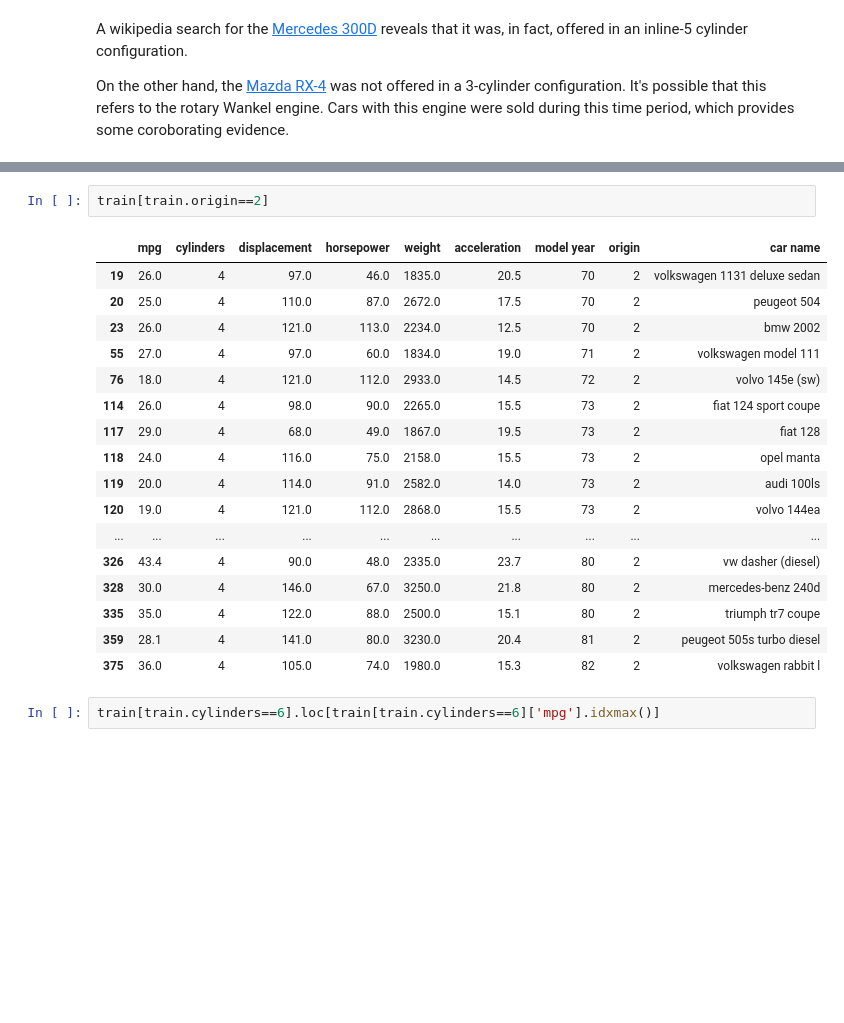
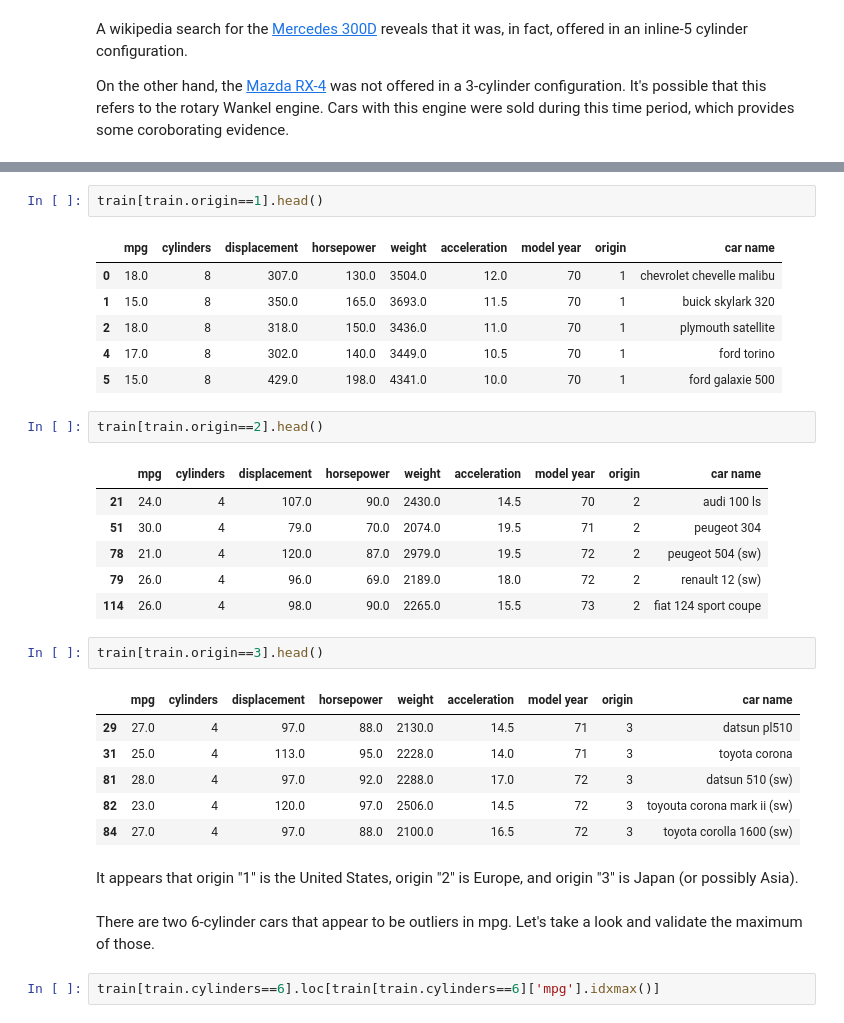
Before and after one commit to piovere/nucnotes, a Jupyter notebook: cosc528/Projects/Project01/Project 01.ipynb, the cells around one changed output, grey strips where cells are left out. Drawn from its saved outputs; the diff is of its cells as text; blank space fills up the shorter version.

Commit message:
more outlier detection and analysis

```diff
--- a/cosc528/Projects/Project01/Project 01.ipynb
+++ b/cosc528/Projects/Project01/Project 01.ipynb
@@ -158,23 +185,34 @@ sns.heatmap(train_continuous.corr(), vmin=-1, vmax=1, center=0, annot=True, cmap
+# %%
+train[train.origin==1].head()
+# %% [output]
+|  | mpg | cylinders | displacement | horsepower | weight | acceleration | model year | origin | car name |
+| 0 | 18.0 | 8 | 307.0 | 130.0 | 3504.0 | 12.0 | 70 | 1 | chevrolet chevelle malibu |
+| 1 | 15.0 | 8 | 350.0 | 165.0 | 3693.0 | 11.5 | 70 | 1 | buick skylark 320 |
+| 2 | 18.0 | 8 | 318.0 | 150.0 | 3436.0 | 11.0 | 70 | 1 | plymouth satellite |
+| 4 | 17.0 | 8 | 302.0 | 140.0 | 3449.0 | 10.5 | 70 | 1 | ford torino |
+| 5 | 15.0 | 8 | 429.0 | 198.0 | 4341.0 | 10.0 | 70 | 1 | ford galaxie 500 |
 # %%
-train[train.origin==2]
+train[train.origin==2].head()
 # %% [output]
 |  | mpg | cylinders | displacement | horsepower | weight | acceleration | model year | origin | car name |
-| 19 | 26.0 | 4 | 97.0 | 46.0 | 1835.0 | 20.5 | 70 | 2 | volkswagen 1131 deluxe sedan |
-| 20 | 25.0 | 4 | 110.0 | 87.0 | 2672.0 | 17.5 | 70 | 2 | peugeot 504 |
-| 23 | 26.0 | 4 | 121.0 | 113.0 | 2234.0 | 12.5 | 70 | 2 | bmw 2002 |
-| 55 | 27.0 | 4 | 97.0 | 60.0 | 1834.0 | 19.0 | 71 | 2 | volkswagen model 111 |
-| 76 | 18.0 | 4 | 121.0 | 112.0 | 2933.0 | 14.5 | 72 | 2 | volvo 145e (sw) |
+| 21 | 24.0 | 4 | 107.0 | 90.0 | 2430.0 | 14.5 | 70 | 2 | audi 100 ls |
+| 51 | 30.0 | 4 | 79.0 | 70.0 | 2074.0 | 19.5 | 71 | 2 | peugeot 304 |
+| 78 | 21.0 | 4 | 120.0 | 87.0 | 2979.0 | 19.5 | 72 | 2 | peugeot 504 (sw) |
+| 79 | 26.0 | 4 | 96.0 | 69.0 | 2189.0 | 18.0 | 72 | 2 | renault 12 (sw) |
 | 114 | 26.0 | 4 | 98.0 | 90.0 | 2265.0 | 15.5 | 73 | 2 | fiat 124 sport coupe |
-| 117 | 29.0 | 4 | 68.0 | 49.0 | 1867.0 | 19.5 | 73 | 2 | fiat 128 |
-| 118 | 24.0 | 4 | 116.0 | 75.0 | 2158.0 | 15.5 | 73 | 2 | opel manta |
-| 119 | 20.0 | 4 | 114.0 | 91.0 | 2582.0 | 14.0 | 73 | 2 | audi 100ls |
-| 120 | 19.0 | 4 | 121.0 | 112.0 | 2868.0 | 15.5 | 73 | 2 | volvo 144ea |
-| ... | ... | ... | ... | ... | ... | ... | ... | ... | ... |
-| 326 | 43.4 | 4 | 90.0 | 48.0 | 2335.0 | 23.7 | 80 | 2 | vw dasher (diesel) |
-| 328 | 30.0 | 4 | 146.0 | 67.0 | 3250.0 | 21.8 | 80 | 2 | mercedes-benz 240d |
-| 335 | 35.0 | 4 | 122.0 | 88.0 | 2500.0 | 15.1 | 80 | 2 | triumph tr7 coupe |
-| 359 | 28.1 | 4 | 141.0 | 80.0 | 3230.0 | 20.4 | 81 | 2 | peugeot 505s turbo diesel |
-| 375 | 36.0 | 4 | 105.0 | 74.0 | 1980.0 | 15.3 | 82 | 2 | volkswagen rabbit l |
+# %%
+train[train.origin==3].head()
+# %% [output]
+|  | mpg | cylinders | displacement | horsepower | weight | acceleration | model year | origin | car name |
+| 29 | 27.0 | 4 | 97.0 | 88.0 | 2130.0 | 14.5 | 71 | 3 | datsun pl510 |
+| 31 | 25.0 | 4 | 113.0 | 95.0 | 2228.0 | 14.0 | 71 | 3 | toyota corona |
+| 81 | 28.0 | 4 | 97.0 | 92.0 | 2288.0 | 17.0 | 72 | 3 | datsun 510 (sw) |
+| 82 | 23.0 | 4 | 120.0 | 97.0 | 2506.0 | 14.5 | 72 | 3 | toyouta corona mark ii (sw) |
+| 84 | 27.0 | 4 | 97.0 | 88.0 | 2100.0 | 16.5 | 72 | 3 | toyota corolla 1600 (sw) |
+# %% [markdown]
+It appears that origin "1" is the United States, origin "2" is Europe, and origin "3" is Japan (or possibly Asia).
+# %% [markdown]
+There are two 6-cylinder cars that appear to be outliers in mpg. Let's take a look  and validate the maximum of those.
 # %%
 train[train.cylinders==6].loc[train[train.cylinders==6]['mpg'].idxmax()]
 # %% [output]
```
Also changed, not shown: parts of 35 cells of this notebook.
